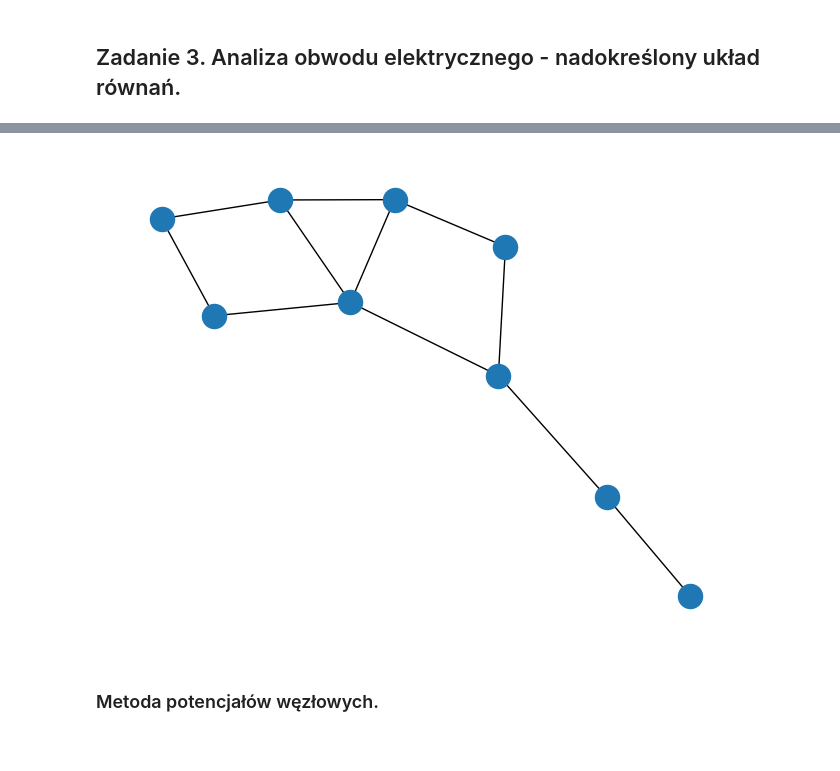
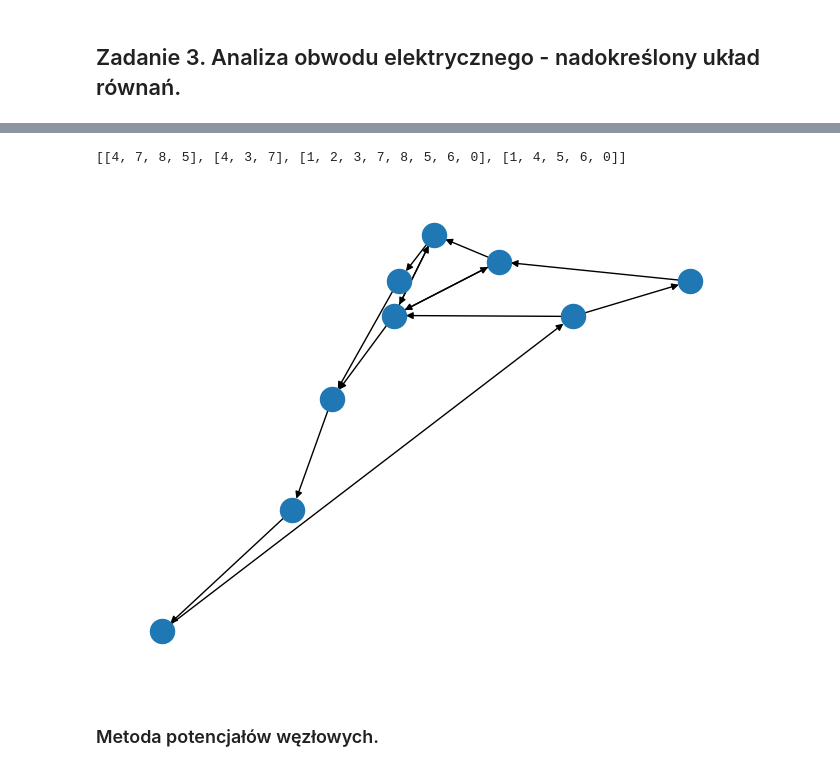
Before and after one commit to Szaroslav/computational-methods-agh-course, a Jupyter notebook: lab02/lab02.ipynb, the cells around one changed output, grey strips where cells are left out. Saved outputs shown, nothing was run; the diff lists cells and outputs as text; code cells hidden in the pictures.

Commit message:
Add parsing to `directed` graph circuit [`lab02`]

```diff
--- a/lab02/lab02.ipynb
+++ b/lab02/lab02.ipynb
@@ -157,6 +157,7 @@ def ol()
 # Test graph
 G = nx.Graph()
 G.add_weighted_edges_from([
+    (1, 0, -1),
     (1, 4, 1),
     (1, 2, 1),
     (2, 3, 1),
@@ -169,10 +170,46 @@ G.add_weighted_edges_from([
     (7, 8, 1),
     (8, 5, 1)
 ])
-
-nx.draw(G)
+s, t = 0, 1
+# nx.draw(nx.DiGraph(G))
-# %% [output]
-[figure, removed]
+# %%
+G_cycle_basis = nx.cycle_basis(G)
+G_cycle_basis
+# %% [output]
+[[4, 7, 8, 5], [4, 3, 7], [1, 2, 3, 7, 8, 5, 6, 0], [1, 4, 5, 6, 0]]
+# %%
+def parse_to_directed(G, s, t, cycles):
+    di_G = G.to_directed()
+
+    for cycle in cycles:
+        if s in cycle or t in cycle:
+            idx = cycle.index(t)
+            n = len(cycle)
+            for i in range(n):
+                v, u = cycle[(idx + i) % n], cycle[(idx + i - 1) % n]
+                if di_G.has_edge(v, u): di_G.remove_edge(v, u)
+
+    for cycle in cycles:
+        if s not in cycle or t not in cycle:
+            n = len(cycle)
+            idx = None
+            for i in range(n):
+                v, u = cycle[i % n], cycle[(i - 1) % n]
+                if di_G.has_edge(v, u) and not di_G.has_edge(u, v):
+                    idx = i
+                    break
+
+            if idx is None: continue
+            for i in range(n):
+                v, u = cycle[(idx + i) % n], cycle[(idx + i - 1) % n]
+                if di_G.has_edge(v, u): di_G.remove_edge(v, u)
+
+    return di_G
+
+
+nx.draw(parse_to_directed(G, s, t, G_cycle_basis))
+# %% [output]
+[figure, added]
 # %% [markdown]
 ### Metoda potencjałów węzłowych.
 # %%
```
